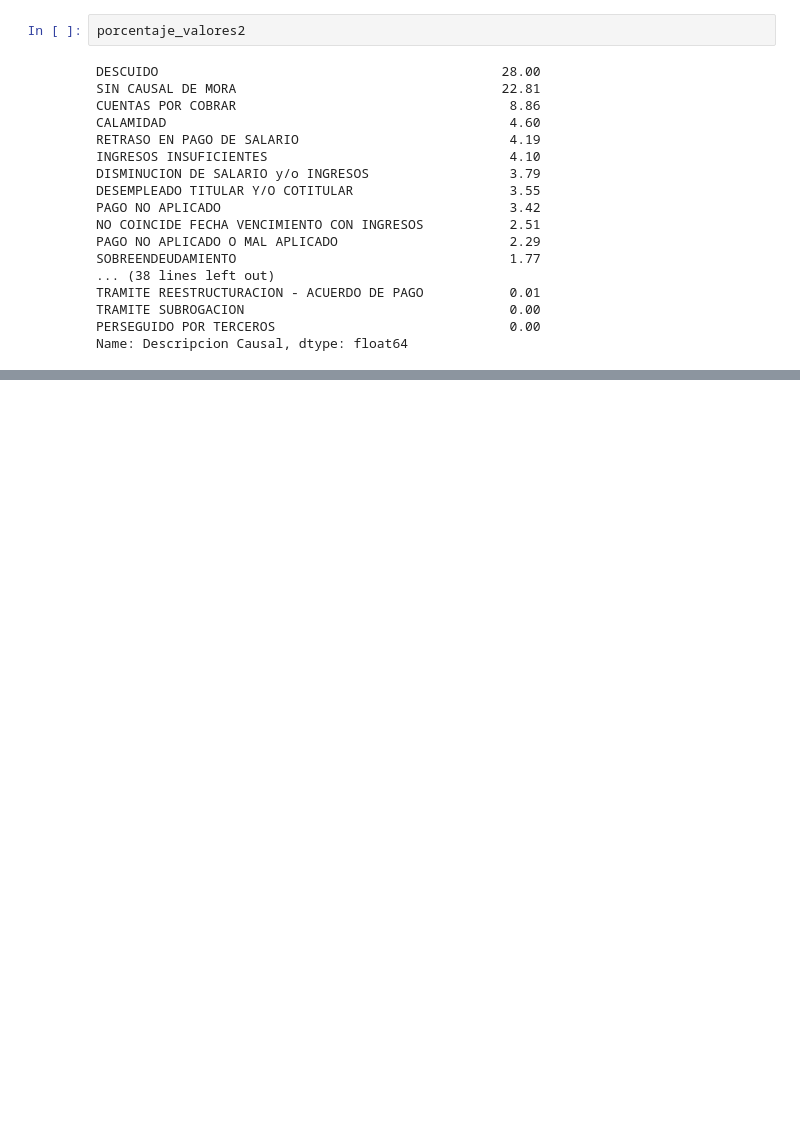
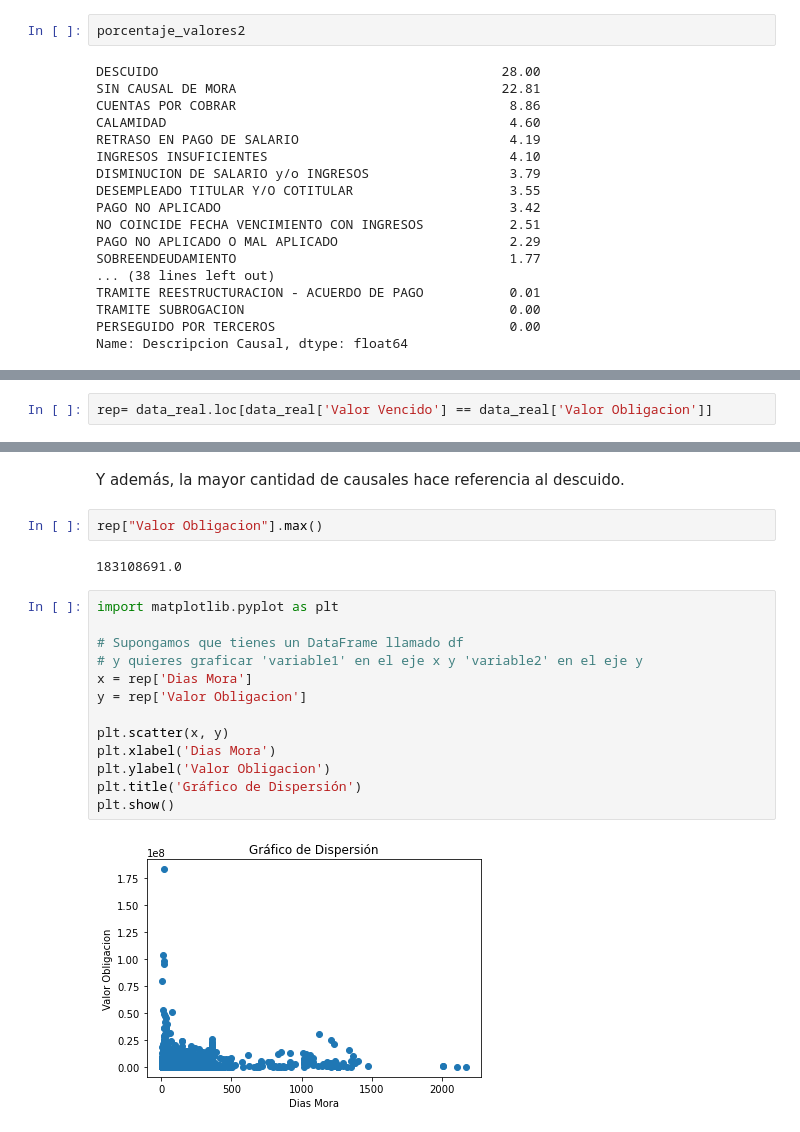
Before and after one commit to lucianarpo14/proyectoEAFIT, a Jupyter notebook: Proyecto1.ipynb, the cells around one changed output, grey strips where cells are left out. Cells and saved outputs as stored; diff of their text form; blank space fills up the shorter version.

```diff
--- a/Proyecto1.ipynb
+++ b/Proyecto1.ipynb
@@ -456,0 +612,2 @@ data_real["Dias Mora"].max()
+# %%
+rep= data_real.loc[data_real['Valor Vencido'] == data_real['Valor Obligacion']]
@@ -456,0 +652,21 @@ data_real["Dias Mora"].max()
+# %% [markdown]
+Y además, la mayor cantidad de causales hace referencia al descuido.
+# %%
+rep["Valor Obligacion"].max()
+# %% [output]
+183108691.0
+# %%
+import matplotlib.pyplot as plt
+
+# Supongamos que tienes un DataFrame llamado df
+# y quieres graficar 'variable1' en el eje x y 'variable2' en el eje y
+x = rep['Dias Mora']
+y = rep['Valor Obligacion']
+
+plt.scatter(x, y)
+plt.xlabel('Dias Mora')
+plt.ylabel('Valor Obligacion')
+plt.title('Gráfico de Dispersión')
+plt.show()
+# %% [output]
+[figure, added]
```
Also changed, not shown: parts of 78 cells of this notebook.
